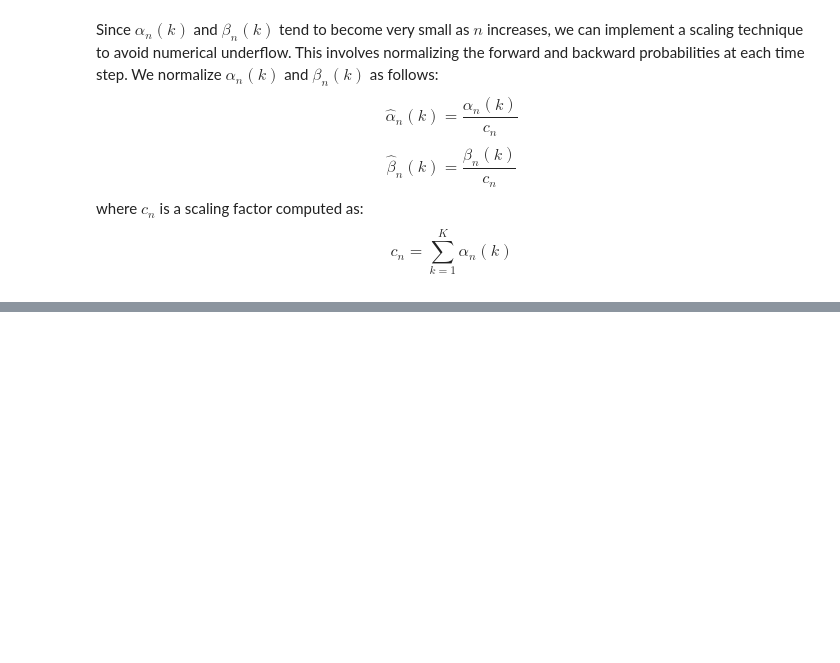
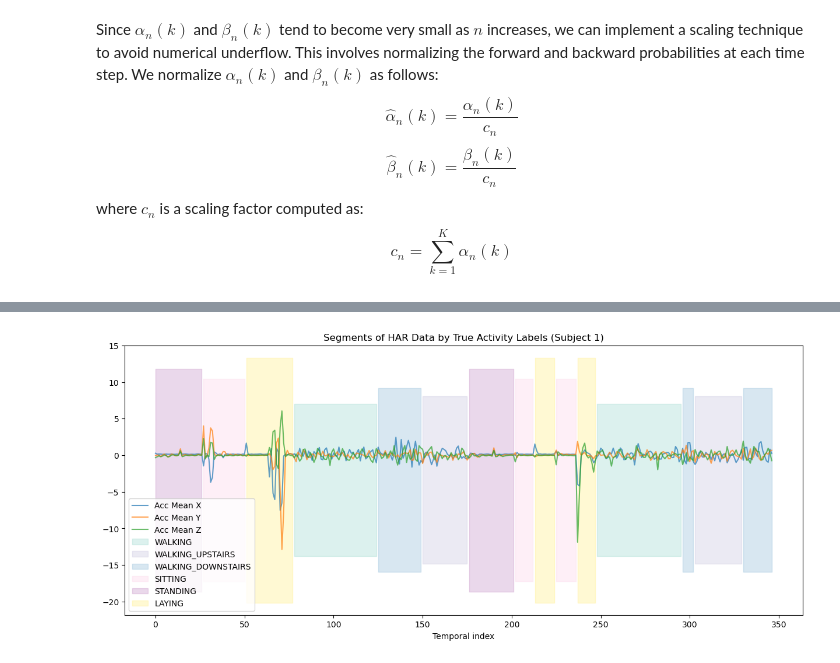
Before and after one commit to teolotti/LAB-ML, a Jupyter notebook: HMM.ipynb, the cells around one changed output, grey strips where cells are left out. Saved outputs shown, nothing was run; the diff lists cells and outputs as text; code cells hidden in the pictures; blank space fills up the shorter version.

```diff
--- a/HMM.ipynb
+++ b/HMM.ipynb
@@ -444,0 +547,32 @@ IndentationError: unindent does not match any outer indentation level (<string>,
+# %%
+def plot_har_overview(X, Z_true, labels):
+    """
+    Plot the HAR dataset observations colored by true activity labels.
+
+    Parameters:
+    - X: Observations (features) as a NumPy array.
+    - Z_true: True labels (activities) as a NumPy array.
+    - labels: Dictionary mapping label IDs to activity names.
+    """
+    plt.figure(figsize=(15, 6))
+    samples = np.arange(X.shape[0])
+    plt.plot(samples, X[:, 0], label='Acc Mean X', alpha=0.7)
+    plt.plot(samples, X[:, 1], label='Acc Mean Y', alpha=0.7)
+    plt.plot(samples, X[:, 2], label='Acc Mean Z', alpha=0.7)
+
+    unique_y = np.unique(Z_true)
+    colors = plt.cm.get_cmap('Set3', len(unique_y))
+
+    for i, label in enumerate(unique_y):
+        mask = (Z_true == label)
+        plt.fill_between(samples, plt.gca().get_ylim()[0], plt.gca().get_ylim()[1],
+                         where=mask, color=colors(i), alpha=0.3, label=labels[label])
+
+    plt.title('Segments of HAR Data by True Activity Labels (Subject 1)')
+    plt.legend()
+    plt.xlabel('Temporal index')
+    plt.show()
+
+plot_har_overview(X, Z_true, labels)
+# %% [output]
+[figure, added]
```
Also changed, not shown: parts of 14 cells of this notebook.
